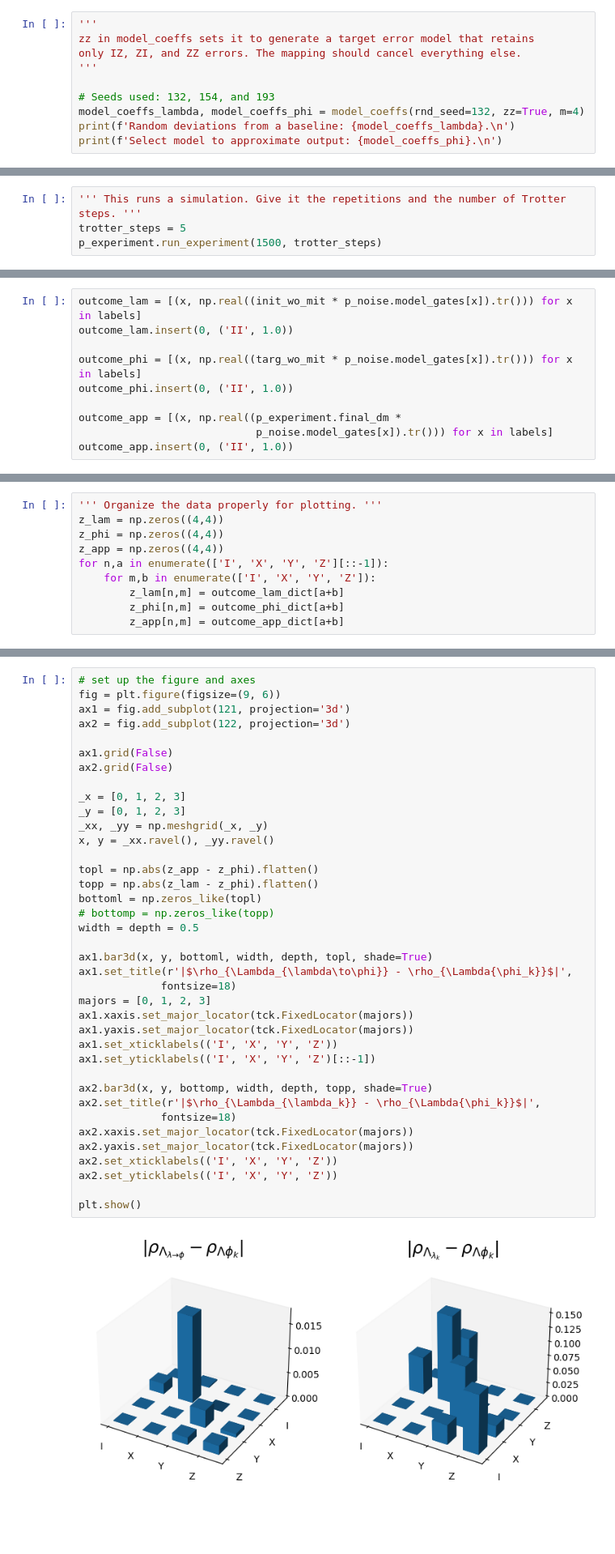
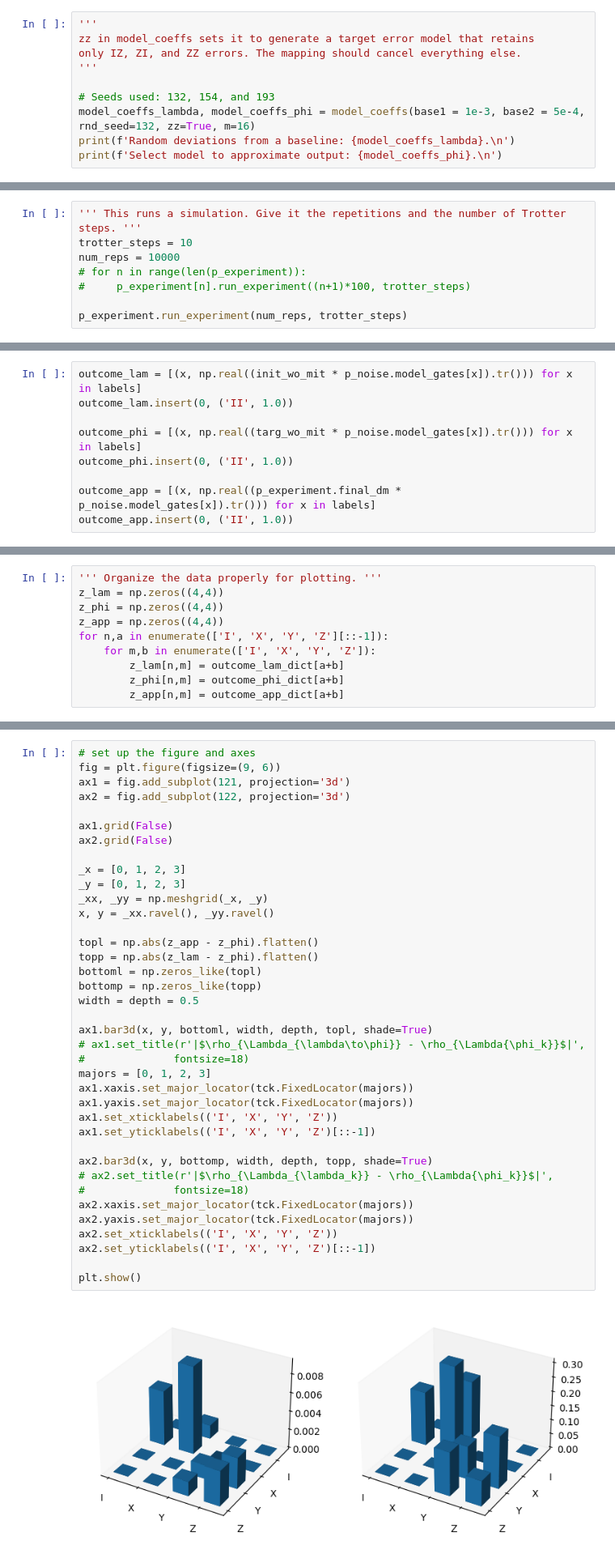
Before and after one commit to jaftergood/Noise_scaling, a Jupyter notebook: pauli_ns_example_workbook.ipynb, the cells around one changed output, grey strips where cells are left out. Shown at 81% size. Drawn from its saved outputs; the diff is of its cells as text; blank space fills up the shorter version.

```diff
--- a/pauli_ns_example_workbook.ipynb
+++ b/pauli_ns_example_workbook.ipynb
@@ -71,7 +72,7 @@ only IZ, ZI, and ZZ errors. The mapping should cancel everything else.
 '''
 
 # Seeds used: 132, 154, and 193
-model_coeffs_lambda, model_coeffs_phi = model_coeffs(rnd_seed=132, zz=True, m=4)
+model_coeffs_lambda, model_coeffs_phi = model_coeffs(base1 = 1e-3, base2 = 5e-4, rnd_seed=132, zz=True, m=16)
 print(f'Random deviations from a baseline: {model_coeffs_lambda}.\n')
 print(f'Select model to approximate output: {model_coeffs_phi}.\n')
 # %% [output]
@@ -126,8 +136,12 @@ the Trotter step size, the Jz coupling in the Hamiltonian, and the rx coupling.
 p_experiment = PauliExperiment(p_noise, 0.2, 1, 1)
 # %%
 ''' This runs a simulation. Give it the repetitions and the number of Trotter steps. '''
-trotter_steps = 5
-p_experiment.run_experiment(1500, trotter_steps)
+trotter_steps = 10
+num_reps = 10000
+# for n in range(len(p_experiment)):
+#     p_experiment[n].run_experiment((n+1)*100, trotter_steps)
+
+p_experiment.run_experiment(num_reps, trotter_steps)
 # %%
 ''' Define the initial state. Here, I've set it to the all |+> state. '''
 psi0x = tensor(hadamard_transform() * basis(2,0), hadamard_transform() * basis(2,0))
@@ -188,8 +206,7 @@ outcome_lam.insert(0, ('II', 1.0))
 outcome_phi = [(x, np.real((targ_wo_mit * p_noise.model_gates[x]).tr())) for x in labels]
 outcome_phi.insert(0, ('II', 1.0))
 
-outcome_app = [(x, np.real((p_experiment.final_dm *
-                            p_noise.model_gates[x]).tr())) for x in labels]
+outcome_app = [(x, np.real((p_experiment.final_dm * p_noise.model_gates[x]).tr())) for x in labels]
 outcome_app.insert(0, ('II', 1.0))
 # %%
 ''' Make dictionaries of the expectation value outcomes. '''
@@ -258,37 +278,37 @@ fig = plt.figure(figsize=(9, 6))
 ax1 = fig.add_subplot(121, projection='3d')
 ax2 = fig.add_subplot(122, projection='3d')
 
 ax1.grid(False)
 ax2.grid(False)
 
 _x = [0, 1, 2, 3]
 _y = [0, 1, 2, 3]
 _xx, _yy = np.meshgrid(_x, _y)
 x, y = _xx.ravel(), _yy.ravel()
 
 topl = np.abs(z_app - z_phi).flatten()
 topp = np.abs(z_lam - z_phi).flatten()
 bottoml = np.zeros_like(topl)
-# bottomp = np.zeros_like(topp)
+bottomp = np.zeros_like(topp)
 width = depth = 0.5
 
 ax1.bar3d(x, y, bottoml, width, depth, topl, shade=True)
-ax1.set_title(r'|$\rho_{\Lambda_{\lambda\to\phi}} - \rho_{\Lambda{\phi_k}}$|',
-             fontsize=18)
+# ax1.set_title(r'|$\rho_{\Lambda_{\lambda\to\phi}} - \rho_{\Lambda{\phi_k}}$|',
+#              fontsize=18)
 majors = [0, 1, 2, 3]
 ax1.xaxis.set_major_locator(tck.FixedLocator(majors))
 ax1.yaxis.set_major_locator(tck.FixedLocator(majors))
 ax1.set_xticklabels(('I', 'X', 'Y', 'Z'))
 ax1.set_yticklabels(('I', 'X', 'Y', 'Z')[::-1])
 
 ax2.bar3d(x, y, bottomp, width, depth, topp, shade=True)
-ax2.set_title(r'|$\rho_{\Lambda_{\lambda_k}} - \rho_{\Lambda{\phi_k}}$|',
-             fontsize=18)
+# ax2.set_title(r'|$\rho_{\Lambda_{\lambda_k}} - \rho_{\Lambda{\phi_k}}$|',
+#              fontsize=18)
 ax2.xaxis.set_major_locator(tck.FixedLocator(majors))
 ax2.yaxis.set_major_locator(tck.FixedLocator(majors))
 ax2.set_xticklabels(('I', 'X', 'Y', 'Z'))
-ax2.set_yticklabels(('I', 'X', 'Y', 'Z'))
+ax2.set_yticklabels(('I', 'X', 'Y', 'Z')[::-1])
 
 plt.show()
 # %% [output]
-[figure, old version]
+[figure, new version]
```
Also changed, not shown: parts of 36 cells of this notebook, 10 other files.
